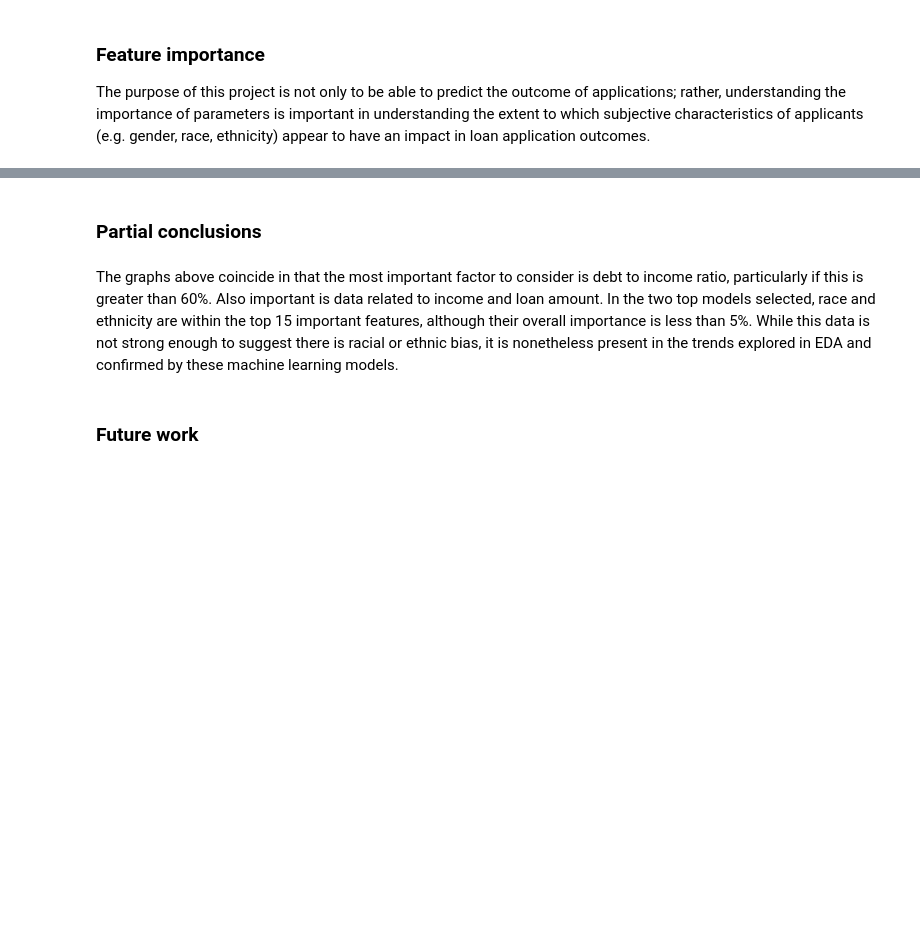
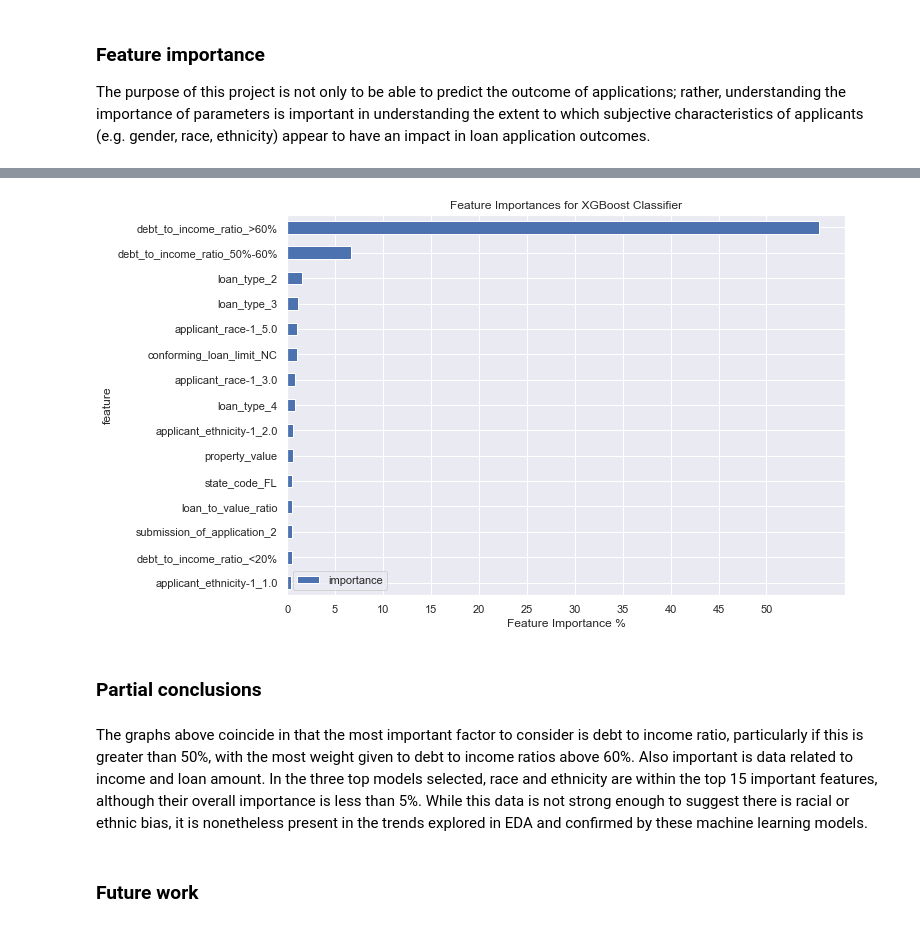
Before and after one commit to ajgmolina/ML-for-HMDA-mortgage-loan-data, a Jupyter notebook: Modeling.ipynb, the cells around one changed output, grey strips where cells are left out. Saved outputs shown, nothing was run; the diff lists cells and outputs as text; code cells hidden in the pictures; blank space fills up the shorter version.

Commit message:
Added XGBoost

```diff
--- a/Modeling.ipynb
+++ b/Modeling.ipynb
@@ -535,6 +595,8 @@ weighted avg       0.71      0.71      0.70    355929
 ### Gradient Boosting Classifier
 # %%
 %%time
+from sklearn.ensemble import GradientBoostingClassifier
+
 #Define model
 gbc = GradientBoostingClassifier(random_state=58)
 
@@ -549,8 +611,8 @@ random_grid = {'learning_rate': [0.1, 0.01, 0.001],
 
 # Random search of parameters using 2-fold cross validation,
 # search across 50 combinations and use all available cores
-gbc_random = RandomizedSearchCV(estimator = gbc, param_distributions = random_grid, n_iter = 50, cv = 2,
-                                verbose=2, random_state= 58, n_jobs = -1, scoring = 'recall')
+gbc_random = RandomizedSearchCV(estimator = gbc, param_distributions = random_grid, n_iter = 35, cv = 3,
+                                verbose=2, random_state= 58, n_jobs = -1, scoring = 'roc_auc')
 
 # Train model
 gbc_random.fit(X_train, y_train)
@@ -582,6 +644,8 @@ weighted avg       0.69      0.63      0.59    355929
 # %% [markdown]
 ### Logistic Regression with SGD training
 # %%
+from sklearn.linear_model import SGDClassifier
+
 #Define model
 sgd = SGDClassifier()
 
@@ -599,8 +663,8 @@ random_grid = {'loss': loss,
 
 # Random search of parameters using 2-fold cross validation,
 # search across 100 combinations and use all available cores
-sgd_random = RandomizedSearchCV(estimator = sgd, param_distributions = random_grid, n_iter=50, cv = 2,
-                                verbose=2, random_state= 58, n_jobs = -1, scoring = 'recall')
+sgd_random = RandomizedSearchCV(estimator = sgd, param_distributions = random_grid, n_iter = 35, cv = 3,
+                                verbose=2, random_state= 58, n_jobs = -1, scoring = 'roc_auc')
 
 # Train model
 sgd_random.fit(X_train, y_train)
@@ -629,0 +696,26 @@ weighted avg       0.25      0.50      0.33    355929
+# %%
+%%time
+# Create XGB Classifier object
+xgbc = xgb.XGBClassifier(objective = "binary:hinge", use_label_encoder = False)
+
+# Create parameter grid
+random_grid = {"learning_rate": [0.1, 0.01, 0.001],
+               "gamma" : [0.01, 0.1, 0.3, 0.5, 1, 2],
+               "max_depth": [2, 4, 7, 10],
+               "colsample_bytree": [0.25, 0.5, 0.75, 1.0],
+               "subsample": [0.25, 0.5, 0.75, 1.0],
+               "reg_alpha": [0, 0.5, 1],
+               "reg_lambda": [1, 2, 3],
+               "min_child_weight": [1, 3, 5, 7],
+               "n_estimators": [100, 250, 500]}
+
+# Create RandomizedSearchCV Object
+xgbc_random = RandomizedSearchCV(estimator = xgbc, param_distributions = random_grid, scoring = "roc_auc",
+                                 random_state = 58, n_iter = 35, cv = 3)
+
+# Train model
+xgbc_random.fit(X_train, y_train)
+
+# Best parameters
+print("Tuned XGBoost Parameters: {}".format(xgbc_random.best_params_))
+print("Best scores are {}".format(xgbc_random.best_score_))
@@ -655,7 +767,11 @@ plot_feature_importance(gbc_random, 15, 'Logistic Regression with SGD training')
+# %%
+plot_feature_importance(xgbc_random, 15, 'XGBoost Classifier')
+# %% [output]
+[figure, added]
 # %% [markdown]
 ### Partial conclusions
 # %% [markdown]
-The graphs above coincide in that the most important factor to consider is debt to income ratio, particularly if this is greater than 60%. Also important is data related to income and loan amount. In the two top models selected, race and ethnicity are within the top 15 important features, although their overall importance is less than 5%. While this data is not strong enough to suggest there is racial or ethnic bias, it is nonetheless present in the trends explored in EDA and confirmed by these machine learning models.
+The graphs above coincide in that the most important factor to consider is debt to income ratio, particularly if this is greater than 50%, with the most weight given to debt to income ratios above 60%. Also important is data related to income and loan amount. In the three top models selected, race and ethnicity are within the top 15 important features, although their overall importance is less than 5%. While this data is not strong enough to suggest there is racial or ethnic bias, it is nonetheless present in the trends explored in EDA and confirmed by these machine learning models.
 # %% [markdown]
 ### Future work
 # %% [markdown]
```
Also changed, not shown: parts of 17 cells of this notebook.
